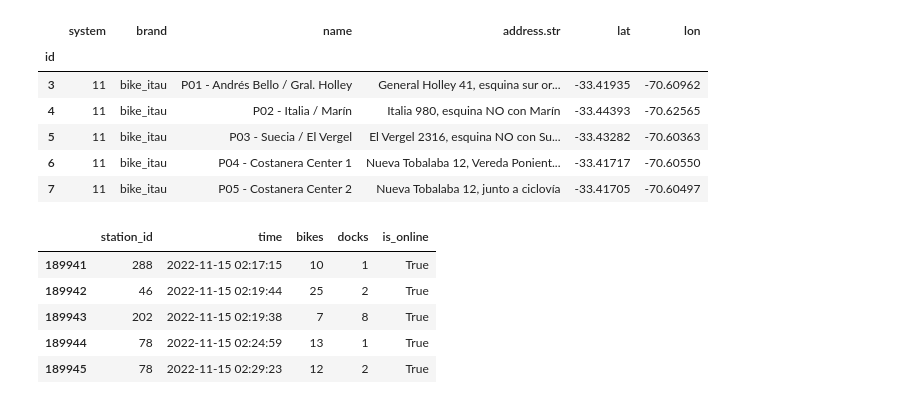
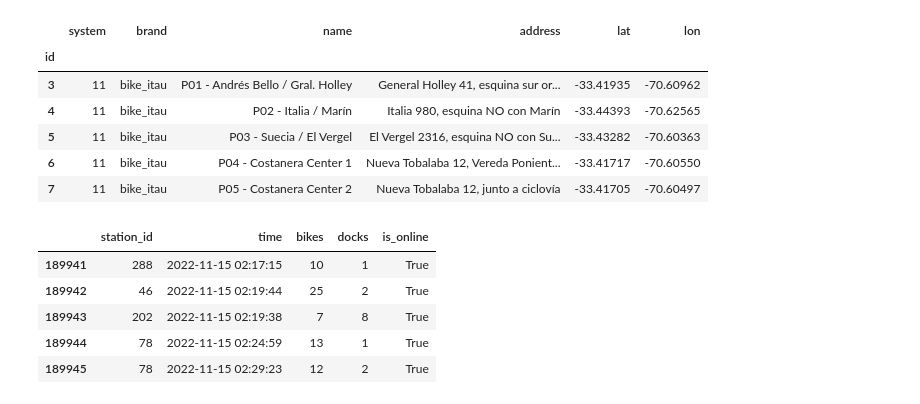
Before and after one commit to viantirreau/bikesantiago, a Jupyter notebook: notebooks/preprocess.ipynb, the cells around one changed output. Saved outputs shown, nothing was run; the diff lists cells and outputs as text; code cells hidden in the pictures.

```diff
--- a/notebooks/preprocess.ipynb
+++ b/notebooks/preprocess.ipynb
@@ -10,10 +10,12 @@ sns.set(rc={'figure.figsize':(16, 9)})
 # %%
 metadata = pd.read_csv("../raw-data/meta.csv", index_col=0).rename(columns={"address.lat": "lat", "address.lon": "lon"})
 metadata["lat"] = metadata["lat"].str.replace(",", ".").astype(float)
 metadata["lon"] = metadata["lon"].str.replace(",", ".").astype(float)
+metadata.rename(columns={"address.str": "address"}, inplace=True)
+metadata[["name", "address", "lat", "lon"]].to_csv("../dist/processed-data/meta.csv")
 metadata.head()
 # %% [output]
-|  | system | brand | name | address.str | lat | lon |
+|  | system | brand | name | address | lat | lon |
 | id |  |  |  |  |  |  |
 | 3 | 11 | bike_itau | P01 - Andrés Bello / Gral. Holley | General Holley 41, esquina sur or... | -33.41935 | -70.60962 |
 | 4 | 11 | bike_itau | P02 - Italia / Marín | Italia 980, esquina NO con Marín | -33.44393 | -70.62565 |
```
Also changed, not shown: 10 other files.
